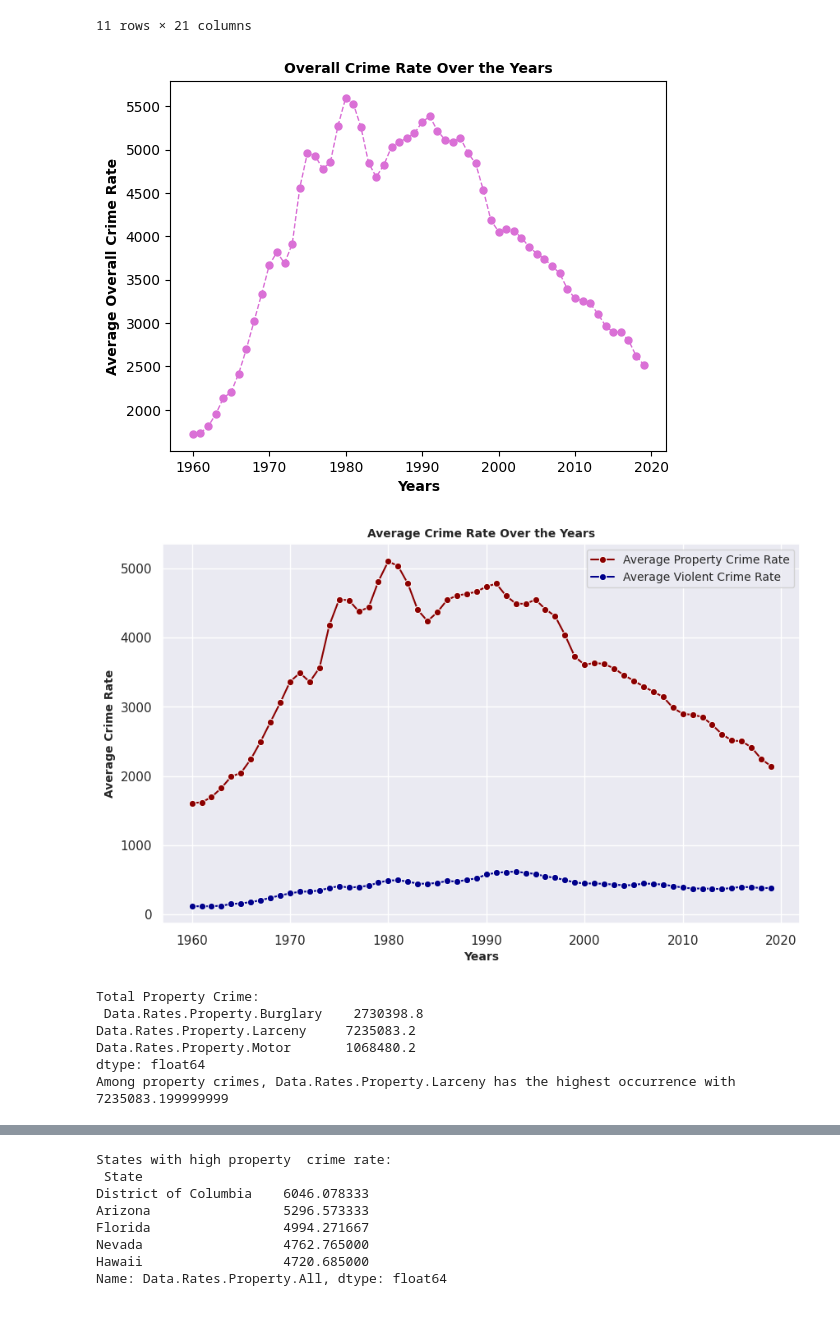
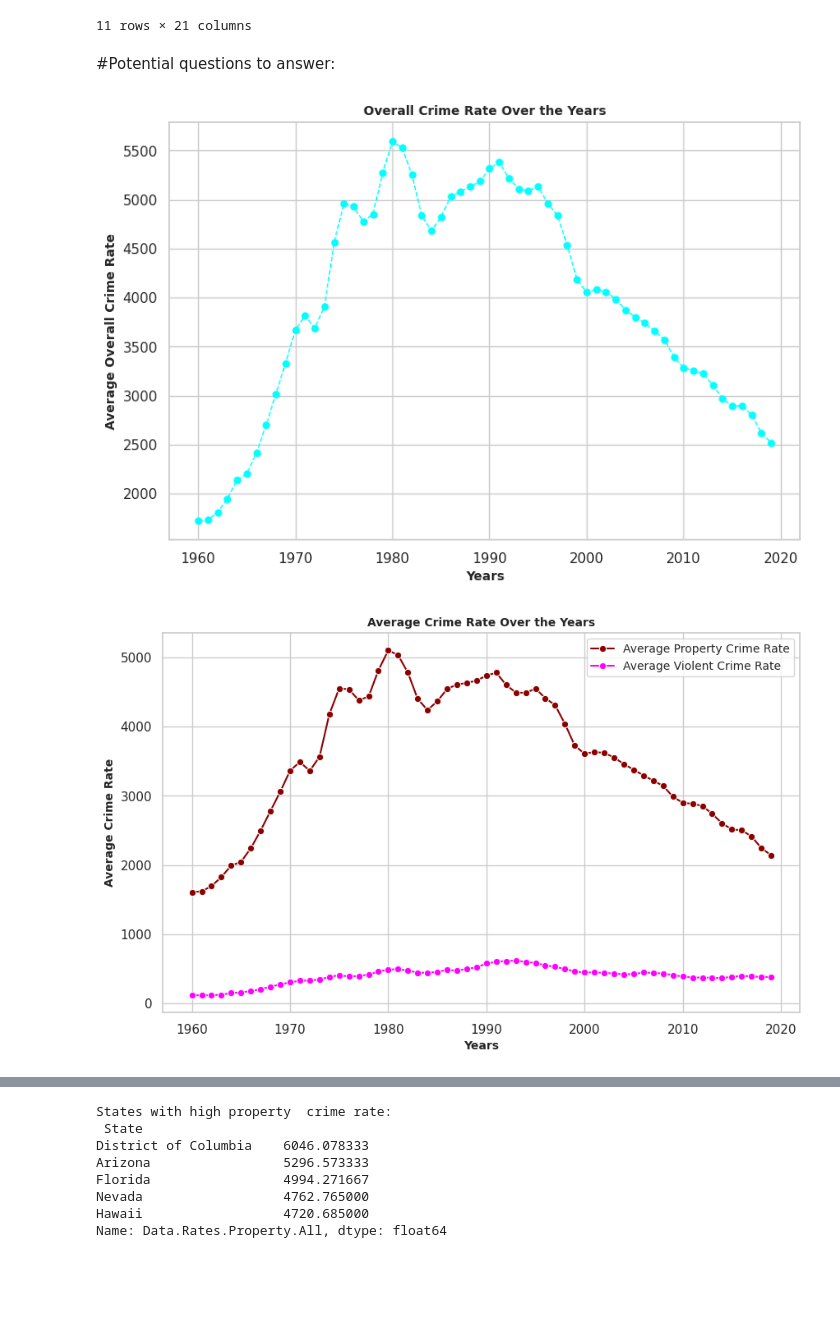
Before and after one commit to HeewaShakib/Crime_Analysis, a Jupyter notebook: Crime.ipynb, the cells around one changed output, grey strips where cells are left out. Cells and saved outputs as stored; diff of their text form; code cells hidden in the pictures; blank space fills up the shorter version.

```diff
--- a/Crime.ipynb
+++ b/Crime.ipynb
@@ -148,46 +147,34 @@ df_crime.describe(include="all") # Summary information on the numeric columns
+# %% [markdown]
+#Potential questions to answer:
 # %%
 
 #How has the overall crime rate changed over time?
 df_crime["Overall_crime_rate"]=df_crime["Data.Rates.Property.All"]+df_crime["Data.Rates.Violent.All"] #Creating a new column for the overall crime rate
 crime_rate_grouped_by_year=df_crime.groupby("Year")
 average_crime_rate=crime_rate_grouped_by_year["Overall_crime_rate"].mean()
-plt.plot(average_crime_rate.index,average_crime_rate.values,color= "#DA70D6",marker="o",linestyle="dashed", linewidth=1,markersize=5) #plotting
+sns.set(style="whitegrid")
+plt.figure(figsize=(9,6))
+plt.plot(average_crime_rate.index,average_crime_rate.values,color= "cyan",marker="o",linestyle="dashed", linewidth=1,markersize=5) #plotting
 plt.title("Overall Crime Rate Over the Years",weight="bold", fontsize=10)
 plt.xlabel("Years", weight="bold",fontsize=10)
 plt.ylabel("Average Overall Crime Rate",weight="bold",fontsize=10)
 plt.show()
 # %% [output]
-[figure, old version]
+[figure, new version]
 # %%
 
 #Are there any noticeable pattern or trends in property and violent crime rate from 1960 to 2019?
 
 average_property_violent_crime=df_crime.groupby("Year")[["Data.Rates.Property.All", "Data.Rates.Violent.All"]].mean()
 #plotting the trend
-sns.set(style="darkgrid")
+sns.set(style="whitegrid")
 plt.figure(figsize=(10,6))
 sns.lineplot(x=average_property_violent_crime.index, y=average_property_violent_crime["Data.Rates.Property.All"],color="darkred",marker="o",markersize=6,label="Average Property Crime Rate")
-sns.lineplot(x=average_property_violent_crime.index, y=average_property_violent_crime["Data.Rates.Violent.All"],color="darkblue",marker="o",markersize=6,label="Average Violent Crime Rate")
+sns.lineplot(x=average_property_violent_crime.index, y=average_property_violent_crime["Data.Rates.Violent.All"],color="magenta",marker="o",markersize=6,label="Average Violent Crime Rate")
 plt.title("Average Crime Rate Over the Years",weight="bold",fontsize=10)
 plt.xlabel("Years",weight="bold",fontsize=10)
 plt.ylabel("Average Crime Rate",weight="bold",fontsize=10)
 plt.legend(fontsize=10)
 plt.show()
 # %% [output]
-[figure, old version]
+[figure, new version]
-# %%
-#Among property crimes, which specific type (burglary, larceny, motor_related) has the highest occurrence?
-
-property_crime_rate_df=df_crime[['Data.Rates.Property.Burglary', 'Data.Rates.Property.Larceny', 'Data.Rates.Property.Motor']] #Select relevant columns for property crimes
-total_property_crimes=property_crime_rate_df.sum()
-print("Total Property Crime:\n", total_property_crimes)
-highest_property_crime_type=total_property_crimes.idxmax()
-highest_property_crime_occurrence=total_property_crimes.max()
-print(f"Among property crimes, {highest_property_crime_type} has the highest occurrence with {highest_property_crime_occurrence}")
-# %% [output]
-Total Property Crime:
- Data.Rates.Property.Burglary    2730398.8
-Data.Rates.Property.Larceny     7235083.2
-Data.Rates.Property.Motor       1068480.2
-dtype: float64
-Among property crimes, Data.Rates.Property.Larceny has the highest occurrence with 7235083.199999999
```
Also changed, not shown: parts of 14 cells of this notebook.
